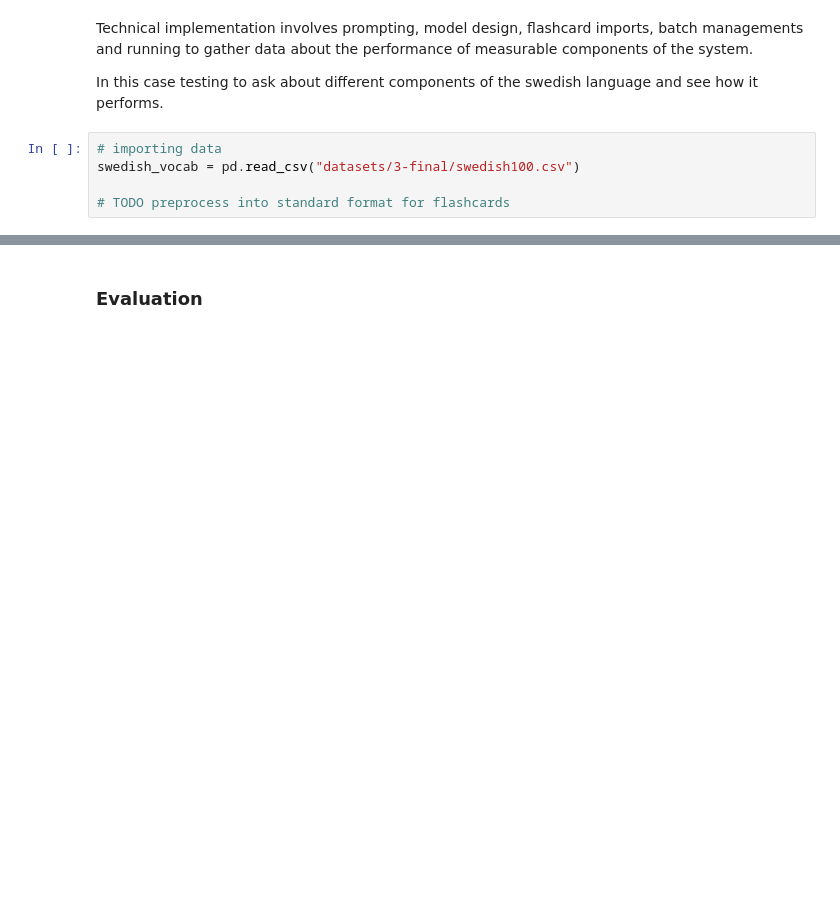
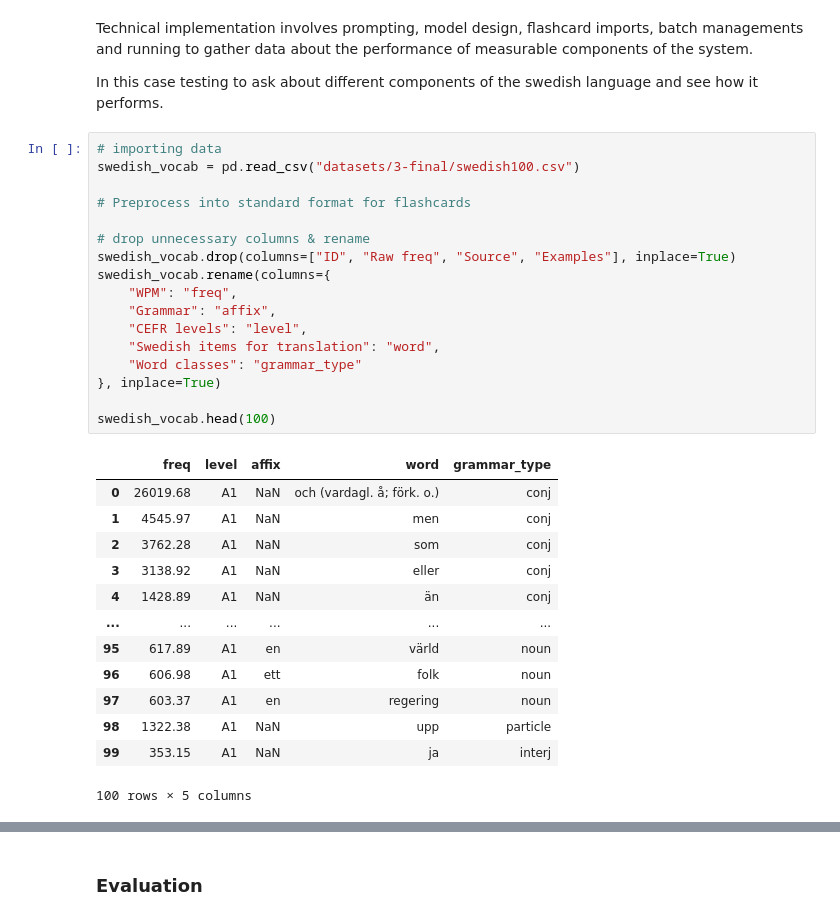
Before and after one commit to mitzeus/NILAS, a Jupyter notebook: main.ipynb, the cells around one changed output, grey strips where cells are left out. Drawn from its saved outputs; the diff is of its cells as text; blank space fills up the shorter version.

```diff
--- a/main.ipynb
+++ b/main.ipynb
@@ -336,8 +335,34 @@ In this case testing to ask about different components of the swedish language a
 # %%
 # importing data
 swedish_vocab = pd.read_csv("datasets/3-final/swedish100.csv")
 
-# TODO preprocess into standard format for flashcards
+# Preprocess into standard format for flashcards
+
+# drop unnecessary columns & rename
+swedish_vocab.drop(columns=["ID", "Raw freq", "Source", "Examples"], inplace=True)
+swedish_vocab.rename(columns={
+    "WPM": "freq",
+    "Grammar": "affix",
+    "CEFR levels": "level",
+    "Swedish items for translation": "word",
+    "Word classes": "grammar_type"
+}, inplace=True)
+
+swedish_vocab.head(100)
+# %% [output]
+|  | freq | level | affix | word | grammar_type |
+| 0 | 26019.68 | A1 | NaN | och (vardagl. å; förk. o.) | conj |
+| 1 | 4545.97 | A1 | NaN | men | conj |
+| 2 | 3762.28 | A1 | NaN | som | conj |
+| 3 | 3138.92 | A1 | NaN | eller | conj |
+| 4 | 1428.89 | A1 | NaN | än | conj |
+| ... | ... | ... | ... | ... | ... |
+| 95 | 617.89 | A1 | en | värld | noun |
+| 96 | 606.98 | A1 | ett | folk | noun |
+| 97 | 603.37 | A1 | en | regering | noun |
+| 98 | 1322.38 | A1 | NaN | upp | particle |
+| 99 | 353.15 | A1 | NaN | ja | interj |
+100 rows × 5 columns
 # %%
 test_questions_swedish = [ # Make some test questions
     "What's the difference between 'en' and 'ett' in swedish?",
```
Also changed, not shown: parts of 4 cells of this notebook, 7 other files.
